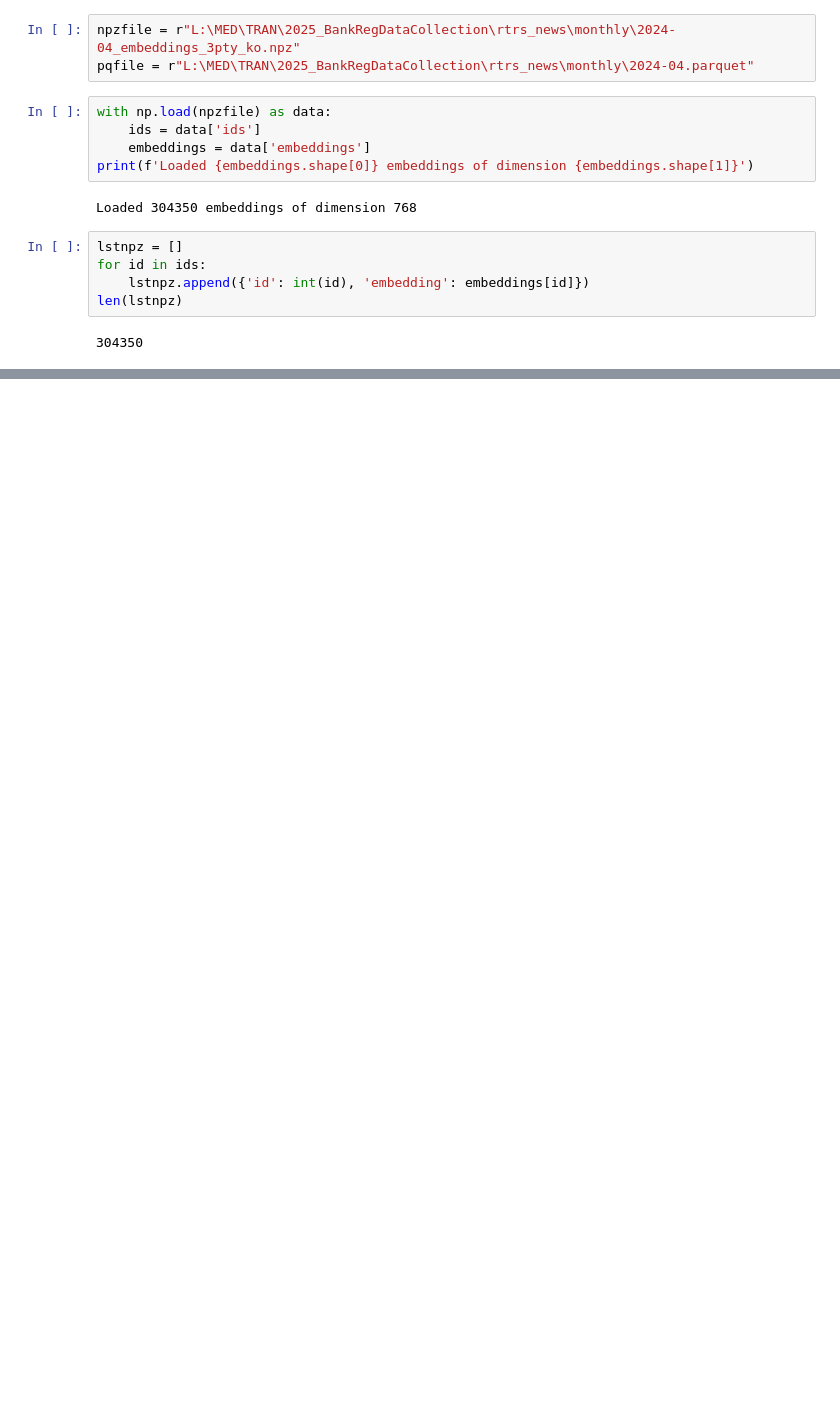
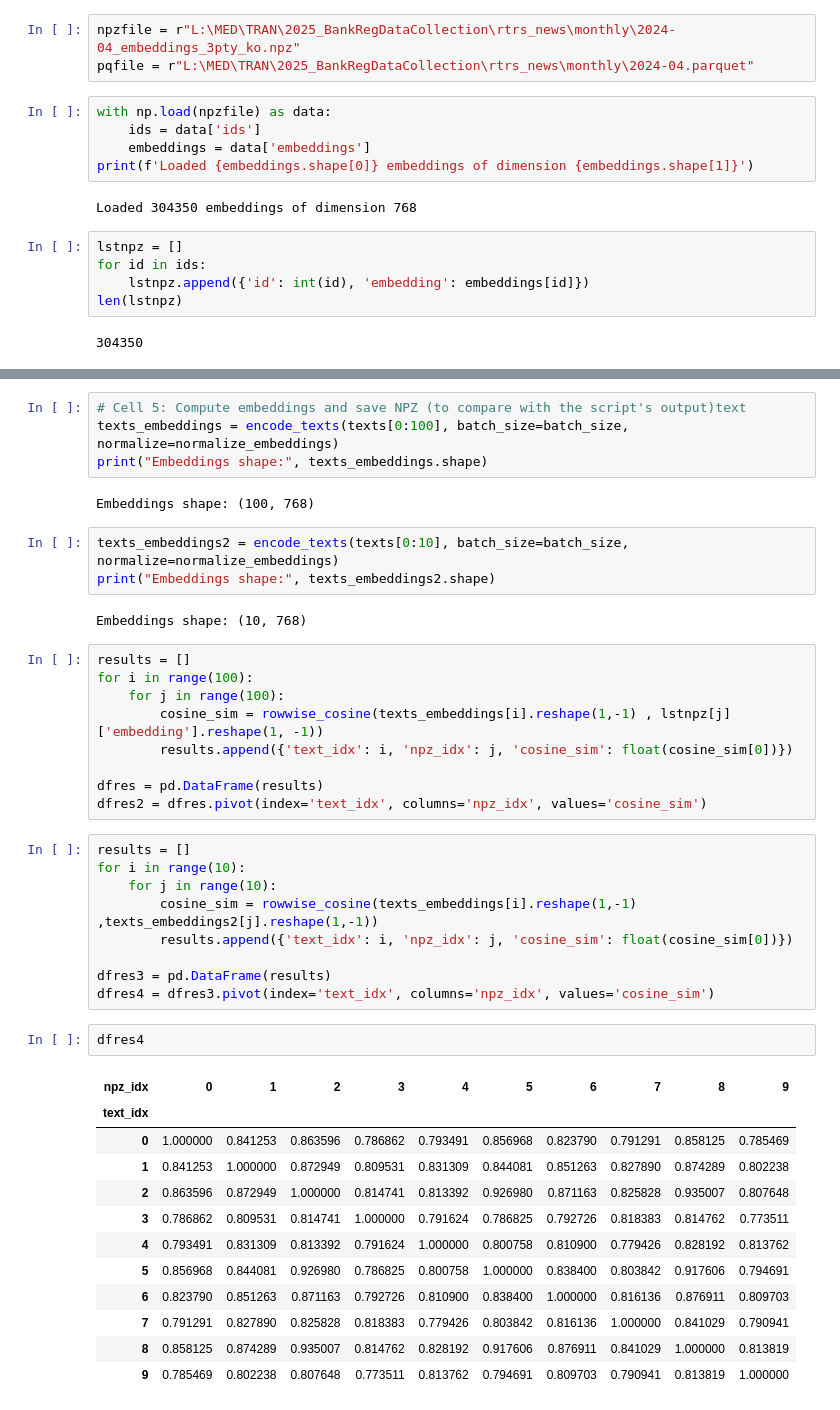
Before and after one commit to byeungchun/perfectdays, a Jupyter notebook: notebook/eda_newsdata.ipynb, the cells around one changed output, grey strips where cells are left out. Cells and saved outputs as stored; diff of their text form; blank space fills up the shorter version.

```diff
--- a/notebook/eda_newsdata.ipynb
+++ b/notebook/eda_newsdata.ipynb
@@ -168,0 +264,44 @@ array([ 0.00173828, -0.02865018, -0.00104929,  0.00366674, -0.0147454 ],
+# %%
+# Cell 5: Compute embeddings and save NPZ (to compare with the script's output)text
+texts_embeddings = encode_texts(texts[0:100], batch_size=batch_size, normalize=normalize_embeddings)
+print("Embeddings shape:", texts_embeddings.shape)
+# %% [output]
+Embeddings shape: (100, 768)
+# %%
+texts_embeddings2 = encode_texts(texts[0:10], batch_size=batch_size, normalize=normalize_embeddings)
+print("Embeddings shape:", texts_embeddings2.shape)
+# %% [output]
+Embeddings shape: (10, 768)
+# %%
+results = []
+for i in range(100):
+    for j in range(100):
+        cosine_sim = rowwise_cosine(texts_embeddings[i].reshape(1,-1) , lstnpz[j]['embedding'].reshape(1, -1))
+        results.append({'text_idx': i, 'npz_idx': j, 'cosine_sim': float(cosine_sim[0])})
+
+dfres = pd.DataFrame(results)
+dfres2 = dfres.pivot(index='text_idx', columns='npz_idx', values='cosine_sim')
+# %%
+results = []
+for i in range(10):
+    for j in range(10):
+        cosine_sim = rowwise_cosine(texts_embeddings[i].reshape(1,-1) ,texts_embeddings2[j].reshape(1,-1))
+        results.append({'text_idx': i, 'npz_idx': j, 'cosine_sim': float(cosine_sim[0])})
+
+dfres3 = pd.DataFrame(results)
+dfres4 = dfres3.pivot(index='text_idx', columns='npz_idx', values='cosine_sim')
+# %%
+dfres4
+# %% [output]
+| npz_idx | 0 | 1 | 2 | 3 | 4 | 5 | 6 | 7 | 8 | 9 |
+| text_idx |  |  |  |  |  |  |  |  |  |  |
+| 0 | 1.000000 | 0.841253 | 0.863596 | 0.786862 | 0.793491 | 0.856968 | 0.823790 | 0.791291 | 0.858125 | 0.785469 |
+| 1 | 0.841253 | 1.000000 | 0.872949 | 0.809531 | 0.831309 | 0.844081 | 0.851263 | 0.827890 | 0.874289 | 0.802238 |
+| 2 | 0.863596 | 0.872949 | 1.000000 | 0.814741 | 0.813392 | 0.926980 | 0.871163 | 0.825828 | 0.935007 | 0.807648 |
+| 3 | 0.786862 | 0.809531 | 0.814741 | 1.000000 | 0.791624 | 0.786825 | 0.792726 | 0.818383 | 0.814762 | 0.773511 |
+| 4 | 0.793491 | 0.831309 | 0.813392 | 0.791624 | 1.000000 | 0.800758 | 0.810900 | 0.779426 | 0.828192 | 0.813762 |
+| 5 | 0.856968 | 0.844081 | 0.926980 | 0.786825 | 0.800758 | 1.000000 | 0.838400 | 0.803842 | 0.917606 | 0.794691 |
+| 6 | 0.823790 | 0.851263 | 0.871163 | 0.792726 | 0.810900 | 0.838400 | 1.000000 | 0.816136 | 0.876911 | 0.809703 |
+| 7 | 0.791291 | 0.827890 | 0.825828 | 0.818383 | 0.779426 | 0.803842 | 0.816136 | 1.000000 | 0.841029 | 0.790941 |
+| 8 | 0.858125 | 0.874289 | 0.935007 | 0.814762 | 0.828192 | 0.917606 | 0.876911 | 0.841029 | 1.000000 | 0.813819 |
+| 9 | 0.785469 | 0.802238 | 0.807648 | 0.773511 | 0.813762 | 0.794691 | 0.809703 | 0.790941 | 0.813819 | 1.000000 |
```
Also changed, not shown: parts of 17 cells of this notebook, 4 other files.
